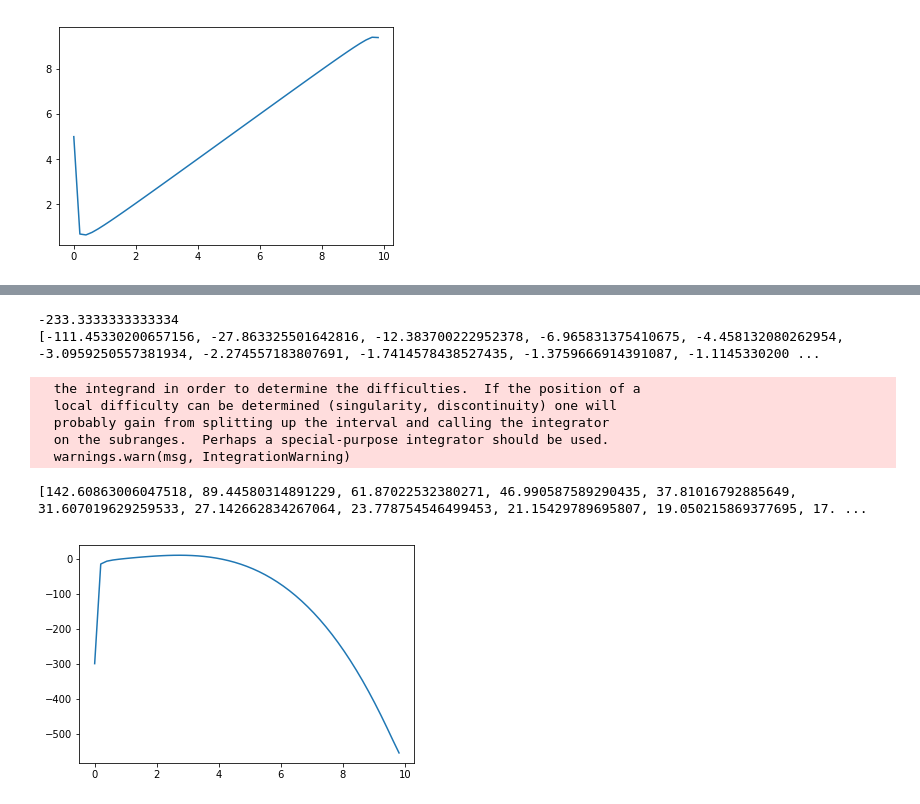
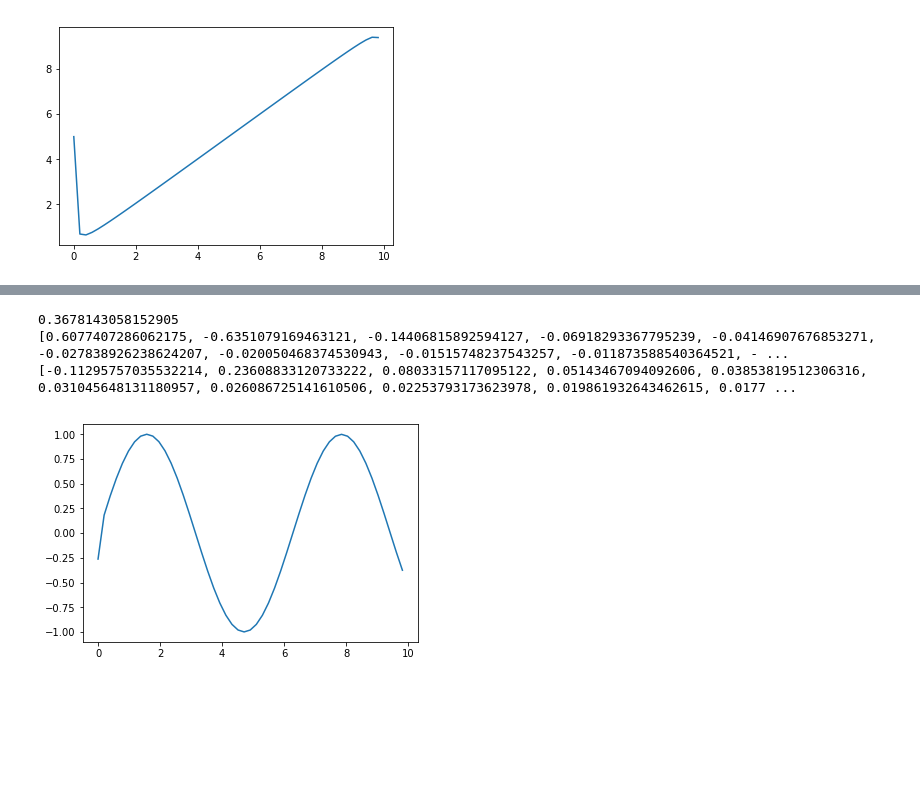
Before and after one commit to akristoffersen/Fourier-Simulator, a Jupyter notebook: Fourier Demo.ipynb, the cells around one changed output, grey strips where cells are left out. Drawn from its saved outputs; the diff is of its cells as text; code cells hidden in the pictures; blank space fills up the shorter version.

```diff
--- a/Fourier Demo.ipynb
+++ b/Fourier Demo.ipynb
@@ -186,17 +205,12 @@ plotter(d)
 [figure]
 # %%
 e = lambda x: -pow(x, 3) + 4*pow(x,2)
-plotter(approximate(funcc, 100, pi / 16))
+plotter(approximate(func, 100, pi / 16))
 # %% [output]
--233.3333333333334
-[-111.45330200657156, -27.863325501642816, -12.383700222952378, -6.965831375410675, -4.458132080262954, -3.0959250557381934, -2.274557183807691, -1.7414578438527435, -1.3759666914391087, -1.1145330200 ...
+0.3678143058152905
+[0.6077407286062175, -0.6351079169463121, -0.14406815892594127, -0.06918293367795239, -0.04146907676853271, -0.027838926238624207, -0.020050468374530943, -0.01515748237543257, -0.011873588540364521, - ...
+[-0.11295757035532214, 0.23608833120733222, 0.08033157117095122, 0.05143467094092606, 0.03853819512306316, 0.031045648131180957, 0.026086725141610506, 0.02253793173623978, 0.019861932643462615, 0.0177 ...
-  the integrand in order to determine the difficulties.  If the position of a
-  local difficulty can be determined (singularity, discontinuity) one will
-  probably gain from splitting up the interval and calling the integrator
-  on the subranges.  Perhaps a special-purpose integrator should be used.
-  warnings.warn(msg, IntegrationWarning)
-[142.60863006047518, 89.44580314891229, 61.87022532380271, 46.990587589290435, 37.81016792885649, 31.607019629259533, 27.142662834267064, 23.778754546499453, 21.15429789695807, 19.050215869377695, 17. ...
-[figure, old version]
+[figure, new version]
 # %%
 func3 = lambda x: square_wave(max(e(x), (lambda x: -x)(x)))
 plotter(approximate(func3, 50))
```
Also changed, not shown: parts of 7 cells of this notebook.
